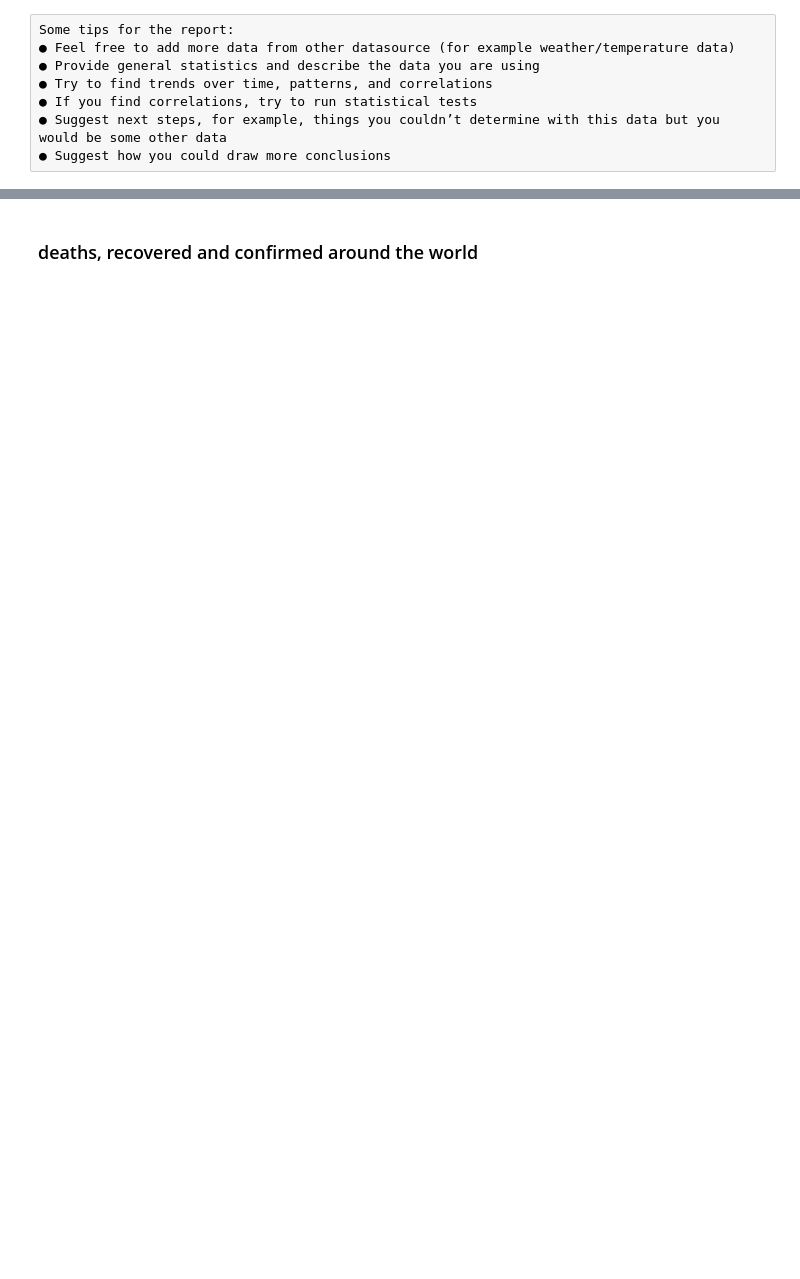
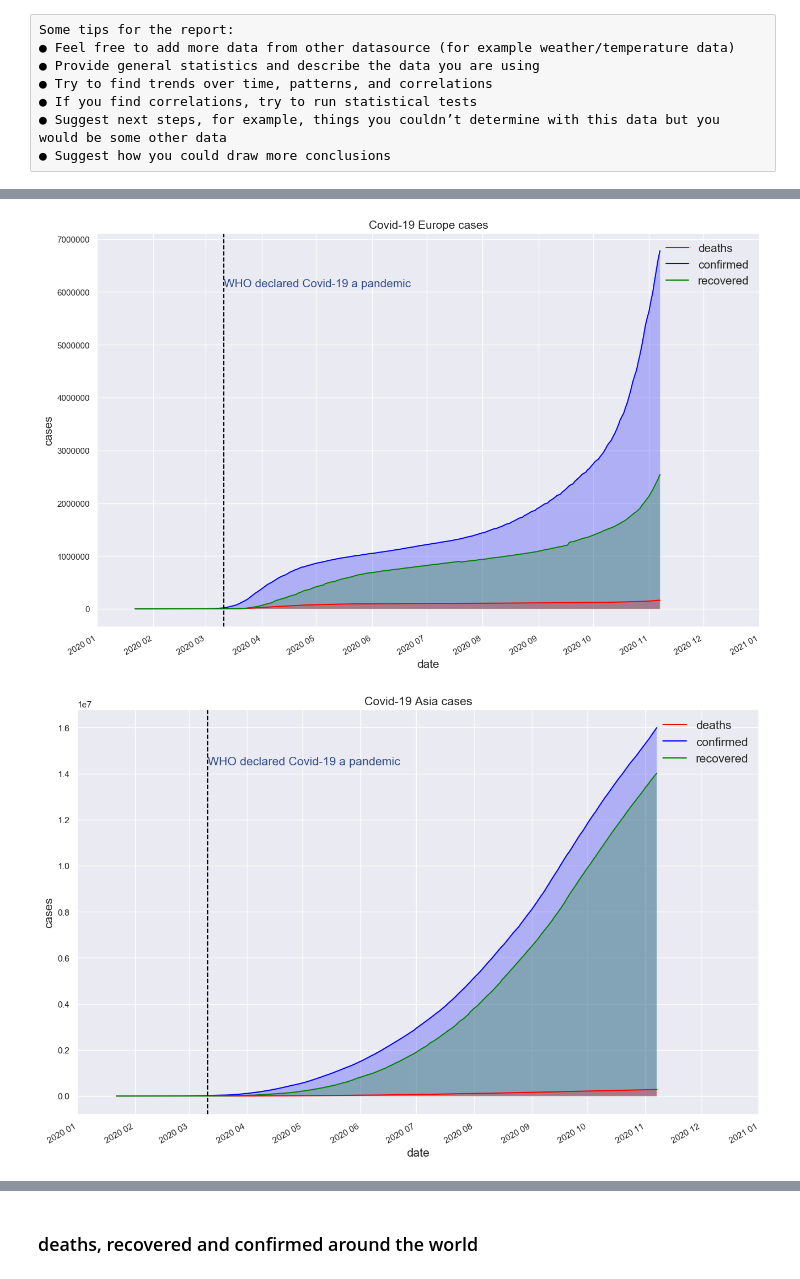
Before and after one commit to nbuzzano/challenge-01, a Jupyter notebook: assessment03/notebooks/covid-analysis.ipynb, the cells around one changed output, grey strips where cells are left out. Cells and saved outputs as stored; diff of their text form; code cells hidden in the pictures; blank space fills up the shorter version.

```diff
--- a/assessment03/notebooks/covid-analysis.ipynb
+++ b/assessment03/notebooks/covid-analysis.ipynb
@@ -21,4 +22,6 @@ import matplotlib.dates as mdates
 # %%
+#loading dataset
+
 def load_csv(file_name):
     return pd.read_csv('../data/' + file_name)
 
@@ -32,6 +35,13 @@ del df_covid_cases['Unnamed: 0']
 covid_summaries = load_csv('covid_summaries.csv')
 del covid_summaries['Unnamed: 0']
 
-df_owid_covid = load_csv('owid_covid_data.csv')
-del df_owid_covid['Unnamed: 0']
-del df_owid_covid['Unnamed: 0.1']
+df_continents = df_countries_and_continents.copy()
+del df_continents['country_code']
+df_continents.drop_duplicates(inplace=True)
+
+df_countries = df_countries_and_continents.copy()
+del df_countries['continent_name']
+del df_countries['continent_code']
+df_countries.drop_duplicates(inplace=True)
+
+df_owid_covid = load_csv('covid-data.csv')
@@ -37,0 +122,19 @@ del df_owid_covid['Unnamed: 0.1']
+# %%
+def look_continent_name(key):
+    for i in range(0,len(df_continents)):
+        item = df_continents.iloc[i]
+        if item.continent_code == key:
+            return item.continent_name
+
+for continent_key in list(set(df_covid_cases.continent_code.dropna())):
+    df_covid_cases_per_continent = df_covid_cases[df_covid_cases.continent_code == continent_key]
+    covid_by_date = df_covid_cases_per_continent.groupby('date').sum()
+    covid_deaths = covid_by_date.deaths
+    covid_confirmed = covid_by_date.confirmed
+    covid_recovered = covid_by_date.recovered
+
+    title = 'Covid-19 ' + look_continent_name(continent_key) + ' cases'
+    covid_lineplot(covid_deaths, covid_confirmed, covid_recovered, title)
+# %% [output]
+[figure, added]
+[figure, added]
```
Also changed, not shown: parts of 28 cells of this notebook, 4 other files.
